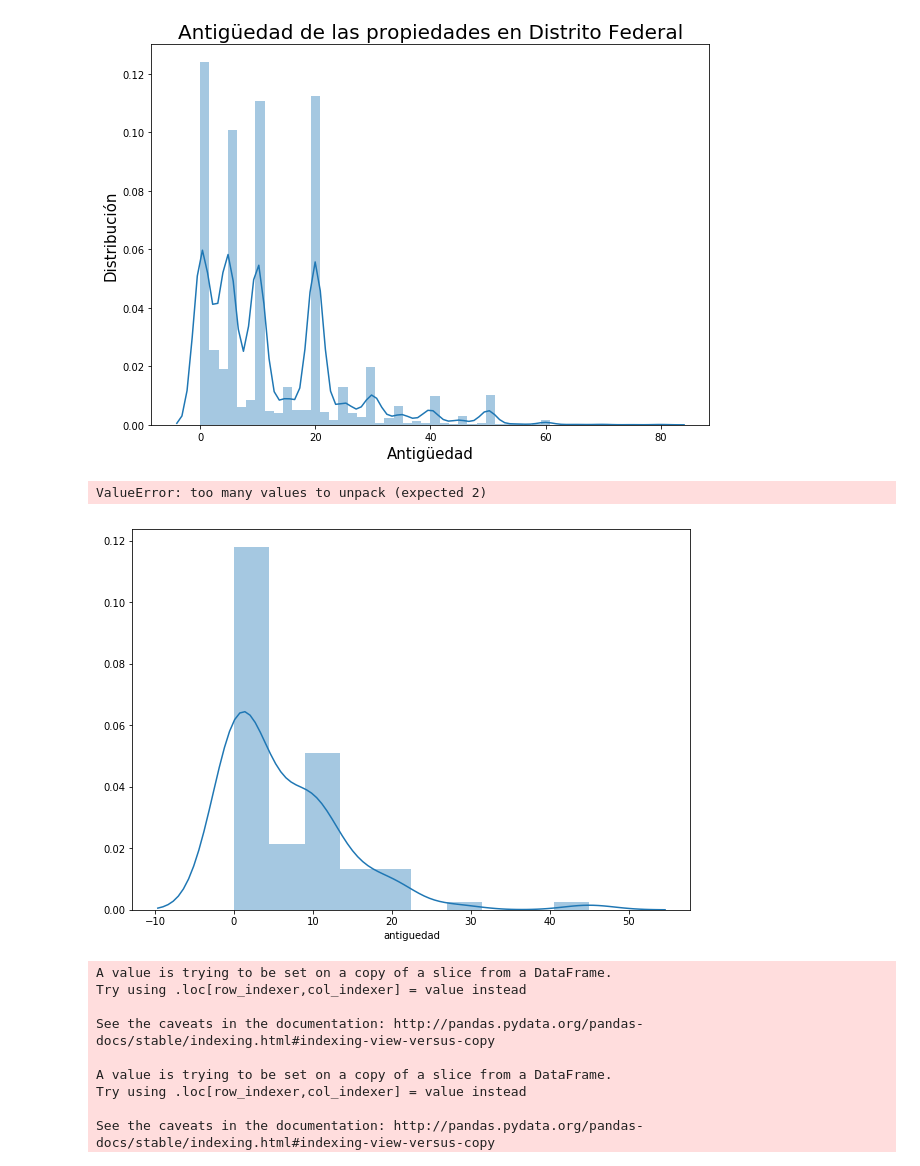
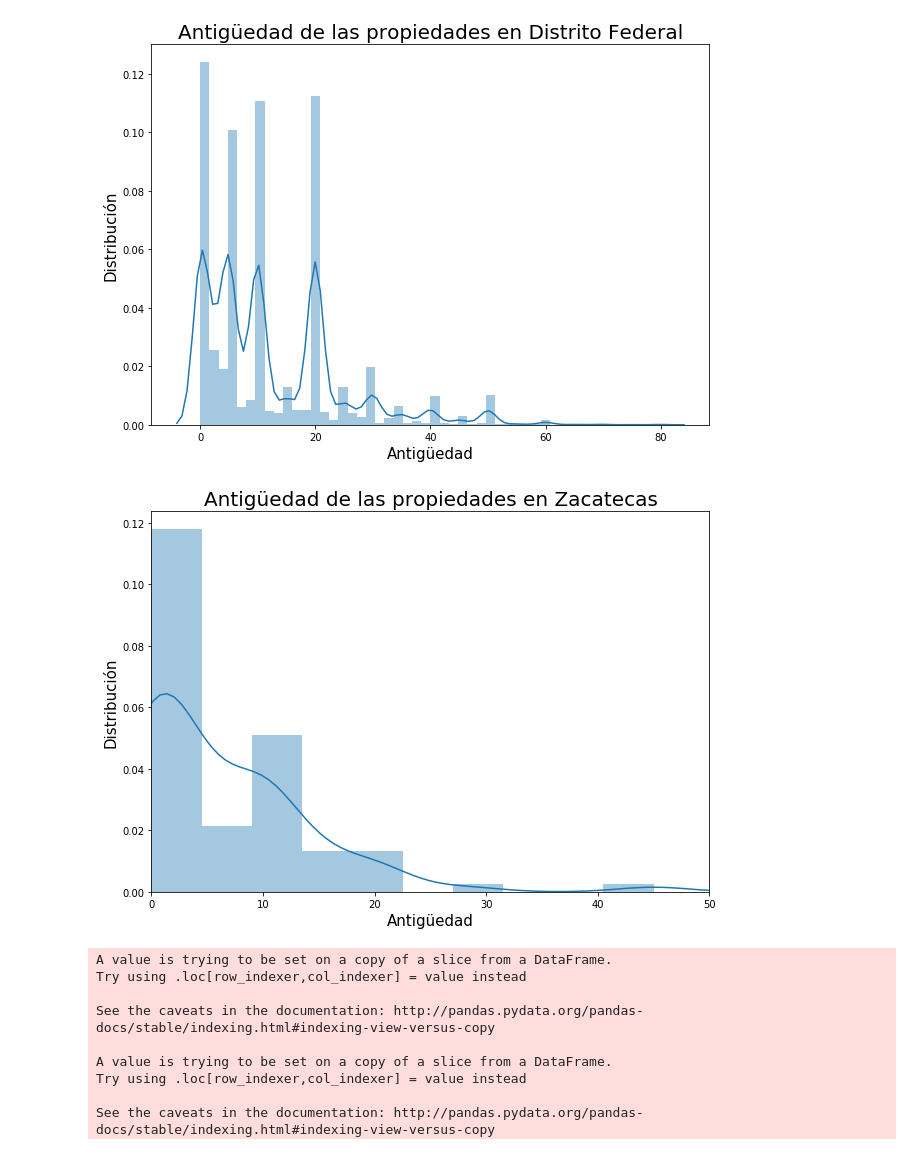
Before and after one commit to lorenzolgz/orgadatostp1, a Jupyter notebook: Análisis_Ailu.ipynb, the cells around one changed output. Drawn from its saved outputs; the diff is of its cells as text; code cells hidden in the pictures.

```diff
--- a/Análisis_Ailu.ipynb
+++ b/Análisis_Ailu.ipynb
@@ -540,15 +541,14 @@ plt.savefig('/home/ailen-magali/Documentos/distribucion_DF_antiguedad.png', bbox
 # %%
 df_Zac = antiguedades.loc[df['provincia'] == 'Zacatecas']
 plt.figure(figsize=(10,7))
 distplot(df_Zac['antiguedad'])
-plt.xlim([0, 10, 20, 30, 40, 50])
+plt.xlim(0, 50)
 plt.xlabel('Antigüedad', fontsize=15)
 plt.ylabel('Distribución', fontsize=15)
 plt.title('Antigüedad de las propiedades en Zacatecas', fontsize=20)
 plt.savefig('/home/ailen-magali/Documentos/distribucion_Zac_antiguedad.png', bbox_inches = 'tight', pad_inches = 0.1)
 # %% [output]
-ValueError: too many values to unpack (expected 2)
-[figure, old version]
+[figure, new version]
 # %%
 def contar_n(serie, n):
 
```
Also changed, not shown: parts of 1 cell of this notebook.
